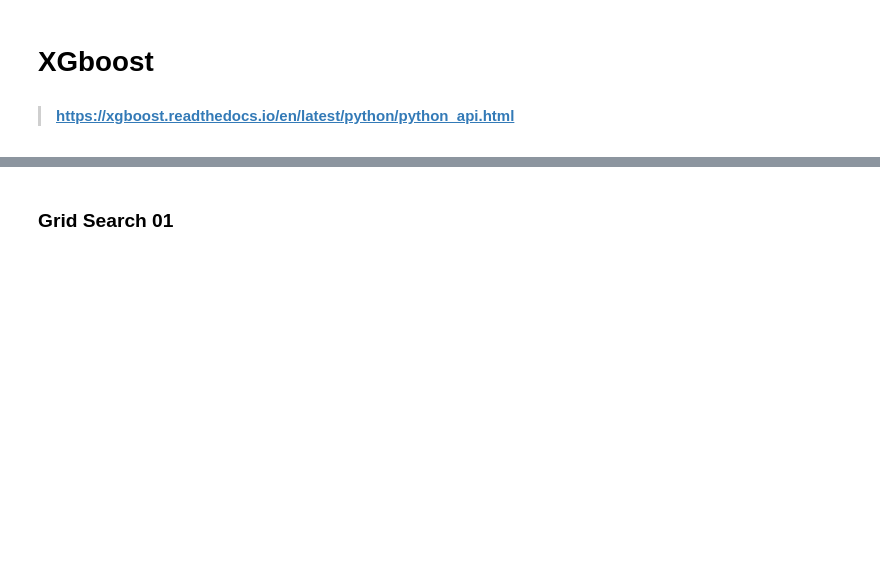
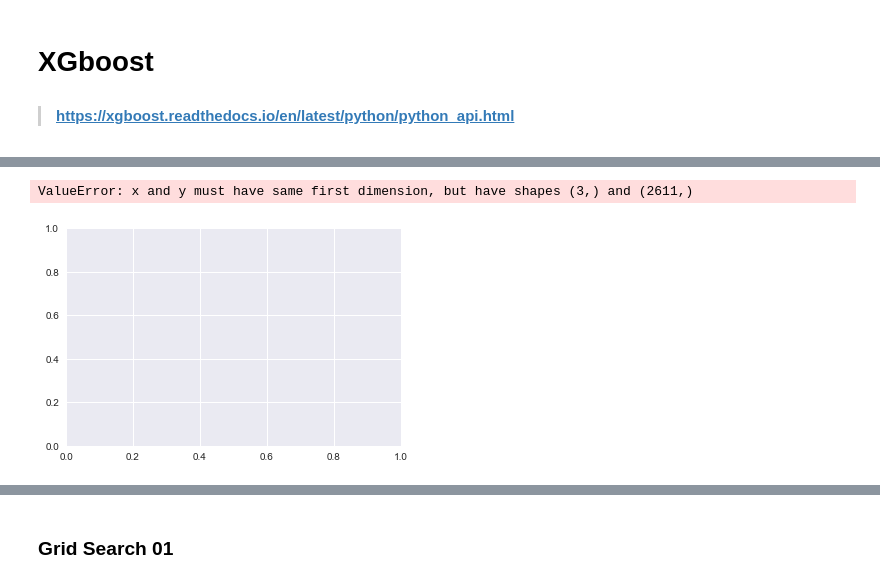
Before and after one commit to amitbhsingh/Project, a Jupyter notebook: 01_Project/binance.ipynb, the cells around one changed output, grey strips where cells are left out. Cells and saved outputs as stored; diff of their text form; code cells hidden in the pictures; blank space fills up the shorter version.

```diff
--- a/01_Project/binance.ipynb
+++ b/01_Project/binance.ipynb
@@ -424,3 +470,10 @@ plt.plot(recall,precision,marker='.')
+# %%
+plt.plot(thresholds, precision[1:] , marker='.')
+plt.plot(thresholds, recall[1:] , marker='.')
+plt.show()
+# %% [output]
+ValueError: x and y must have same first dimension, but have shapes (3,) and (2611,)
+[figure, added]
 # %%
 auc=roc_auc_score(y_test,probs)
 # %%
```
Also changed, not shown: parts of 46 cells of this notebook, 1 other file.
